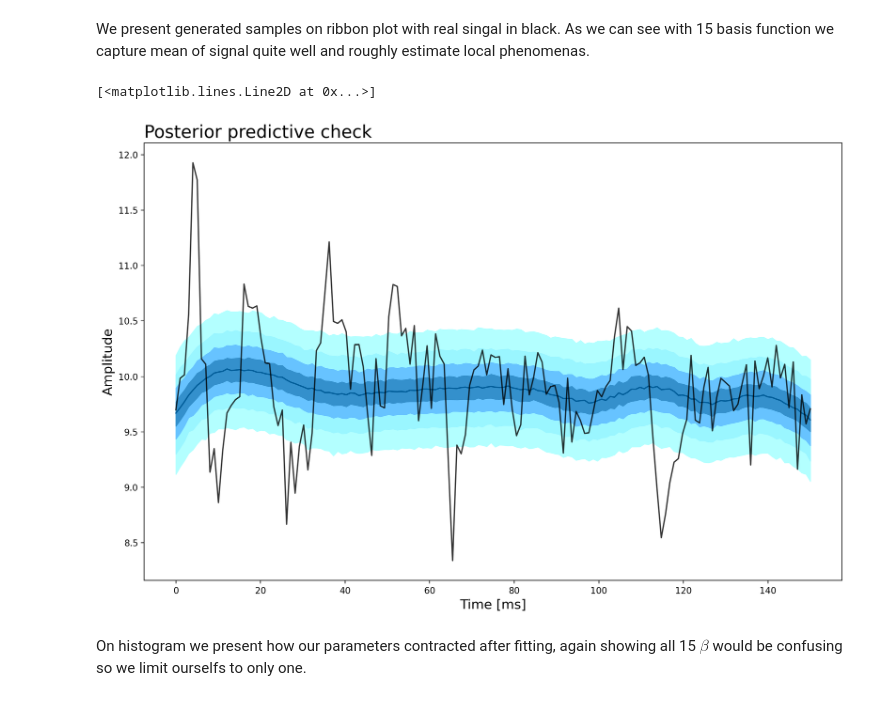
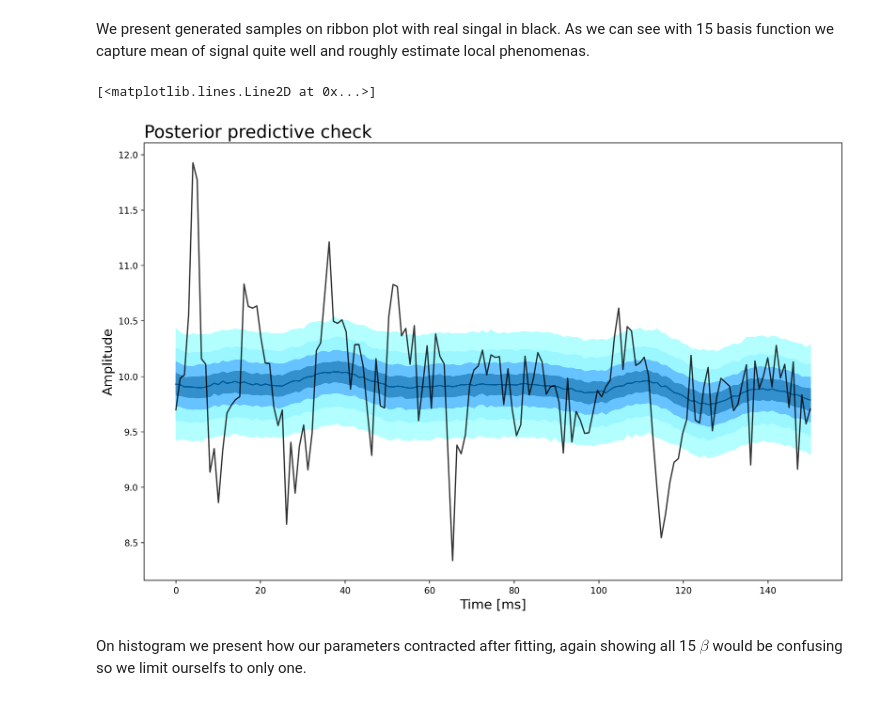
Before and after one commit to AiR-ISZ-Gr1/drones_prediction, a Jupyter notebook: final.ipynb, the cells around one changed output. Drawn from its saved outputs; the diff is of its cells as text; code cells hidden in the pictures.

```diff
--- a/final.ipynb
+++ b/final.ipynb
@@ -434,16 +430,16 @@ We present generated samples on ribbon plot with real singal in black. As we can
 # %%
 x = np.linspace(0,150,N)
 fig = plt.figure(figsize=(12, 8), tight_layout = True)
 axes = plt.subplot(1, 1 ,1)
-y_pred= samples_posterior.stan_variable('y_pred')[:,:]
+y_pred= samples_posterior.stan_variable('y_hat')[:,:]
 axes = ribbon_plot(x,y_pred,axes,supress_warning=True,probs = [10, 20, 30, 40, 50, 60, 70, 80, 90])
 axes.set_xlabel('Time [ms]',fontsize = 15)
 axes.set_ylabel('Amplitude',fontsize = 15)
 axes.set_title('Posterior predictive check', loc= 'left',fontsize = 20)
 axes.plot(x,acc_healthy_data[0], color = 'k',alpha=0.8)
 # %% [output]
 [<matplotlib.lines.Line2D at 0x...>]
-[figure, old version]
+[figure, new version]
 # %% [markdown]
 On histogram we present how our parameters contracted after fitting, again showing all 15 $\beta$ would be confusing so we limit ourselfs to only one.
 # %%
```
Also changed, not shown: parts of 21 cells of this notebook, 3 other files.
